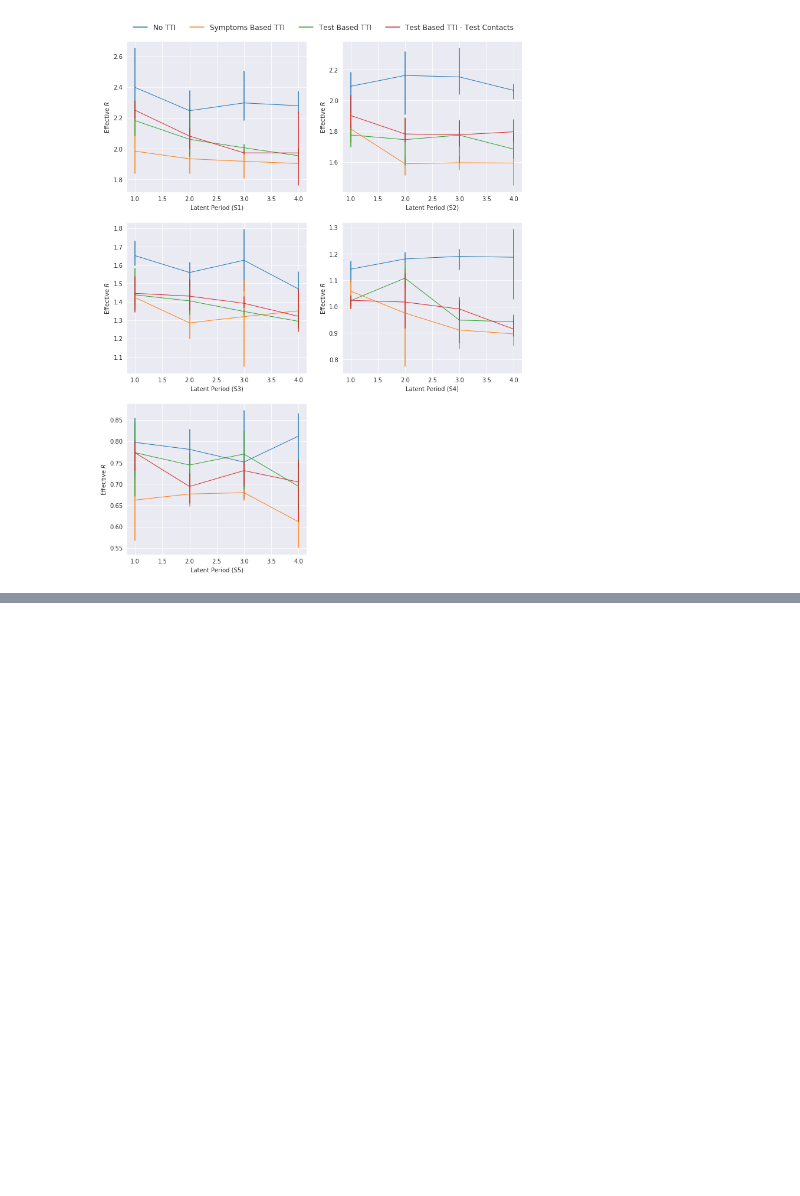
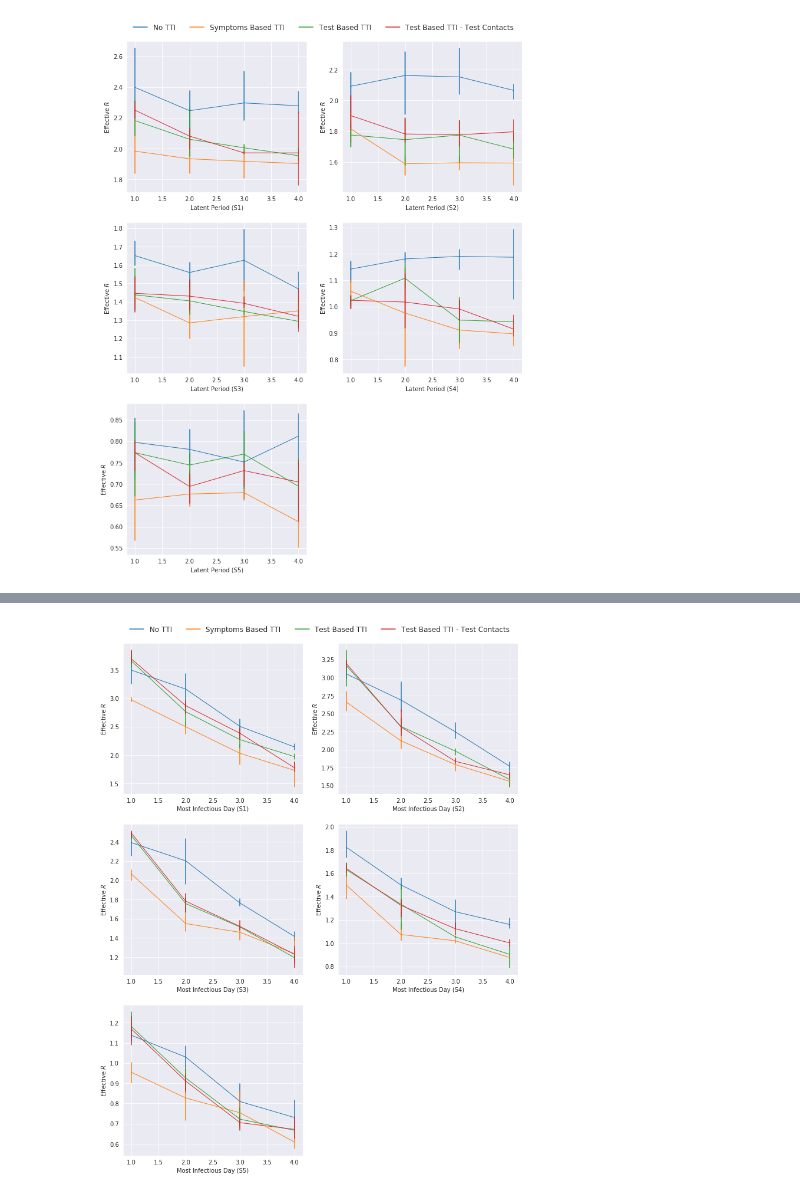
Before and after one commit to maleakhiw/gaussian-processes-tti-explorer, a Jupyter notebook: TTI_experiments_non_gp_methods.ipynb, the cells around one changed output, grey strips where cells are left out. Saved outputs shown, nothing was run; the diff lists cells and outputs as text; code cells hidden in the pictures; blank space fills up the shorter version.

Commit message:
finish all experiments

```diff
--- a/TTI_experiments_non_gp_methods.ipynb
+++ b/TTI_experiments_non_gp_methods.ipynb
@@ -1307,0 +1321,17 @@ plt.show()
+# %%
+# Used to store the experimentation result
+dict_most_infectious = {policy_name: {} for policy_name in policy_name_params}
+for i, most_infectious_param in enumerate(most_infectious_params):
+    for key in dict_most_infectious.keys():
+        dict_most_infectious[key][i+1] = []
+# %%
+# Try all possible policy and age parameters
+for policy_name in tqdm(policy_name_params):
+
+    for i, most_infectious_param in enumerate(most_infectious_params):
+        case_config["inf_profile"] = most_infectious_param
+
+        # For each case, experiment n times
+        for _ in range(n_experiments):
+            outputs = do_simulation(policy_name, case_config, contacts_config, n_cases=5000)
+            dict_most_infectious[policy_name][i+1].append(outputs)
@@ -1307,0 +1375,3 @@ plt.show()
+# %%
+# Convert to dataframe
+df_result = pd.DataFrame(df_result)
@@ -1307,0 +1380,65 @@ plt.show()
+# %%
+# Plot
+fig = plt.figure(figsize=(12, 16))
+ax1 = fig.add_subplot(321)
+ax2 = fig.add_subplot(322)
+ax3 = fig.add_subplot(323)
+ax4 = fig.add_subplot(324)
+ax5 = fig.add_subplot(325)
+
+# Line plot
+sns.lineplot(x="days_most_infectious", y="effective_r",
+             data=df_result[df_result["strategy"] == "S1"],
+             hue="gov_policy", err_style="bars", linewidth=1,
+             ci=99, ax=ax1)
+sns.lineplot(x="days_most_infectious", y="effective_r",
+             data=df_result[df_result["strategy"] == "S2"],
+             hue="gov_policy", err_style="bars", linewidth=1,
+             ci=99, ax=ax2)
+sns.lineplot(x="days_most_infectious", y="effective_r",
+             data=df_result[df_result["strategy"] == "S3"],
+             hue="gov_policy", err_style="bars", linewidth=1,
+             ci=99, ax=ax3)
+sns.lineplot(x="days_most_infectious", y="effective_r",
+             data=df_result[df_result["strategy"] == "S4"],
+             hue="gov_policy", err_style="bars", linewidth=1,
+             ci=99, ax=ax4)
+sns.lineplot(x="days_most_infectious", y="effective_r",
+             data=df_result[df_result["strategy"] == "S5"],
+             hue="gov_policy", err_style="bars", linewidth=1,
+             ci=99, ax=ax5)
+
+# Display one legend
+handles, labels = ax1.get_legend_handles_labels()
+ax1.legend(handles=handles[1:], labels=["No TTI", "Symptoms Based TTI", "Test Based TTI", "Test Based TTI - Test Contacts"], loc='center left',
+           bbox_to_anchor=(0, 1.09), ncol=4, frameon=False,
+          prop={'size': 12})
+
+# Remove legends
+for ax in [ax2, ax3, ax4, ax5]:
+    legend = ax.legend()
+    legend.remove()
+
+# Rename axis
+ax1.set_xlabel("Most Infectious Day (S1)")
+ax1.set_ylabel("Effective $R$")
+
+
+ax2.set_xlabel("Most Infectious Day (S2)")
+ax2.set_ylabel("Effective $R$")
+
+
+ax3.set_xlabel("Most Infectious Day (S3)")
+ax3.set_ylabel("Effective $R$")
+
+
+ax4.set_xlabel("Most Infectious Day (S4)")
+ax4.set_ylabel("Effective $R$")
+
+
+ax5.set_xlabel("Most Infectious Day (S5)")
+ax5.set_ylabel("Effective $R$")
+
+plt.show()
+# %% [output]
+[figure, added]
```
Also changed, not shown: parts of 33 cells of this notebook, 1 other file.
